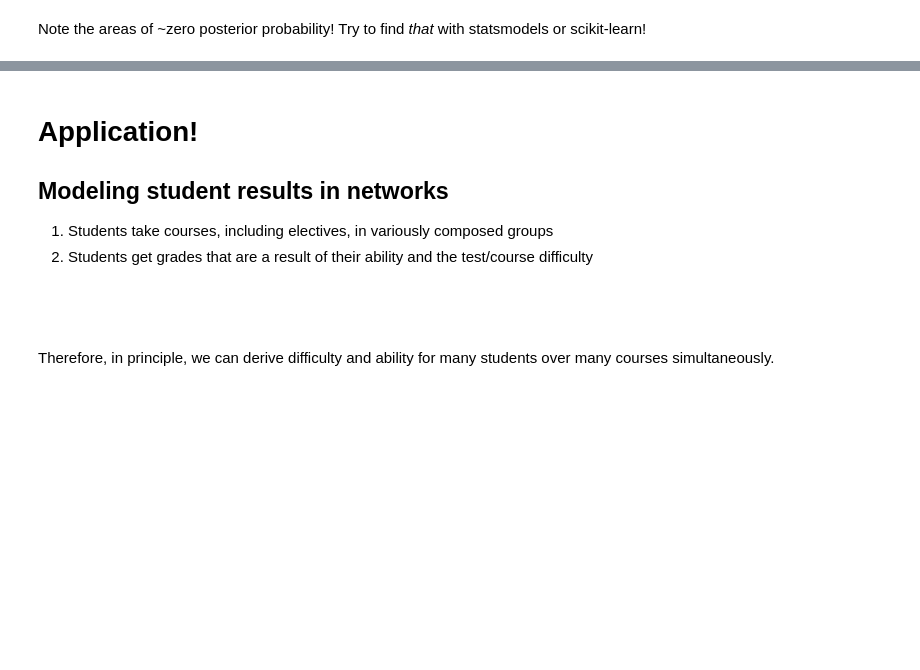
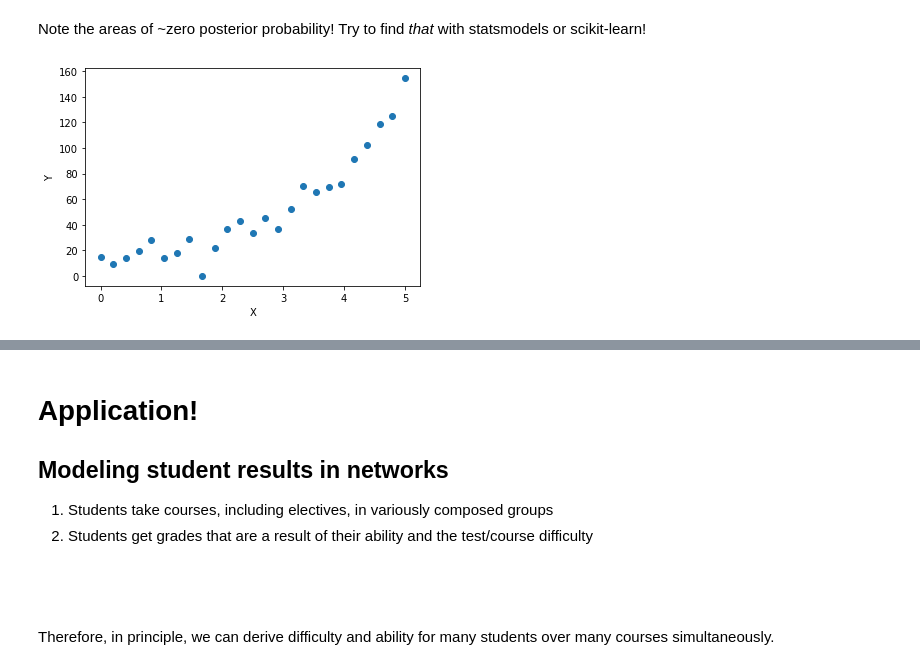
Before and after one commit to harcel/bayesian_student_seminar, a Jupyter notebook: BayesianStudentProgress.ipynb, the cells around one changed output, grey strips where cells are left out. Saved outputs shown, nothing was run; the diff lists cells and outputs as text; code cells hidden in the pictures; blank space fills up the shorter version.

```diff
--- a/BayesianStudentProgress.ipynb
+++ b/BayesianStudentProgress.ipynb
@@ -220,3 +250,12 @@ az.plot_pair(trace, kind='hexbin', figsize=(7,7));
 [figure]
 # %% [markdown]
 Note the areas of ~zero posterior probability! Try to find *that* with statsmodels or scikit-learn!
+# %%
+npoints = 25
+x_data = np.linspace(0,5, npoints)
+y_data = np.clip(x_data**3 + 20 + np.random.normal(scale=10, size=npoints), 0, None)
+plt.scatter(x_data, y_data)
+plt.xlabel('X')
+plt.ylabel('Y');
+# %% [output]
+[figure, added]
```
Also changed, not shown: parts of 14 cells of this notebook.
